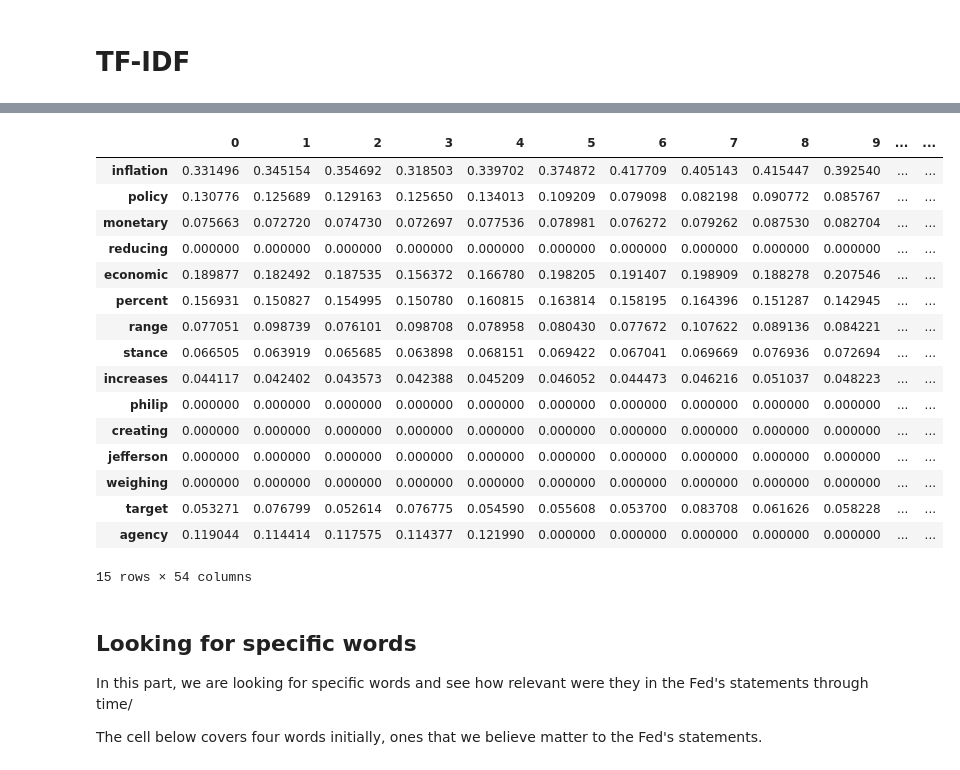
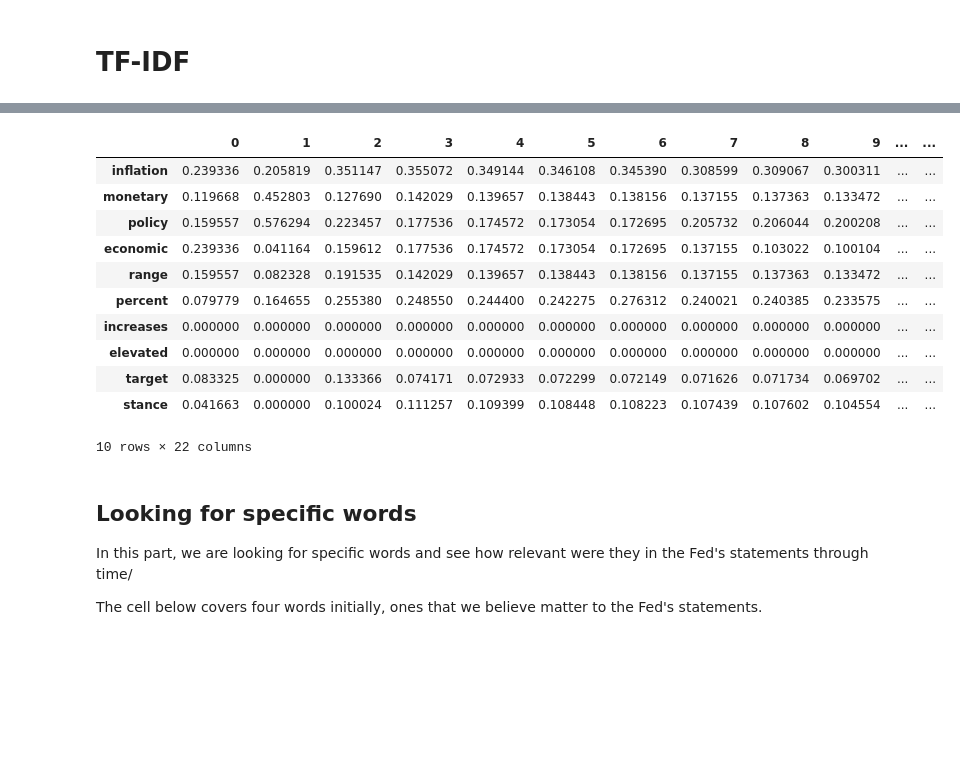
Before and after one commit to pmagtulis/fed-statement-scraper, a Jupyter notebook: fed-processing.ipynb, the cells around one changed output, grey strips where cells are left out. Saved outputs shown, nothing was run; the diff lists cells and outputs as text; code cells hidden in the pictures; blank space fills up the shorter version.

```diff
--- a/fed-processing.ipynb
+++ b/fed-processing.ipynb
@@ -31,0 +40,3 @@ merged.tail(10)
+# %%
+df_twoyears = merged.drop(merged.index[0:25])
+df_twoyears
@@ -138,7 +183,7 @@ vectorizer = TfidfVectorizer(
     min_df=MIN_DF,
     preprocessor=preprocess_text
 )
-X = vectorizer.fit_transform(merged['statements'])
+X = vectorizer.fit_transform(df_twoyears['statements'])
 fed_idf = pd.DataFrame(X.toarray(), columns=vectorizer.get_feature_names_out())
 #[print(x) for x in statements.sentence]
 fed_idf.round(2)
@@ -165,25 +210,23 @@ fed_idf.round(2)
 fed_idf2 = fed_idf.transpose()
 # fed_idf2.columns = ['SONA1', 'SONA2', 'SONA3', 'SONA4', 'SONA5', 'SONA6'] #rename columns
 # %%
-fed_idf2.sort_values(52, ascending=False).head(15)
+fed_idf2.sort_values(21, ascending=False).head(10)
+
+#Nov 2021 marked drastic change in top 10.-- acommodative gone
+#
 # %% [output]
 |  | 0 | 1 | 2 | 3 | 4 | 5 | 6 | 7 | 8 | 9 | ... | ... |
-| inflation | 0.331496 | 0.345154 | 0.354692 | 0.318503 | 0.339702 | 0.374872 | 0.417709 | 0.405143 | 0.415447 | 0.392540 | ... | ... |
-| policy | 0.130776 | 0.125689 | 0.129163 | 0.125650 | 0.134013 | 0.109209 | 0.079098 | 0.082198 | 0.090772 | 0.085767 | ... | ... |
-| monetary | 0.075663 | 0.072720 | 0.074730 | 0.072697 | 0.077536 | 0.078981 | 0.076272 | 0.079262 | 0.087530 | 0.082704 | ... | ... |
-| reducing | 0.000000 | 0.000000 | 0.000000 | 0.000000 | 0.000000 | 0.000000 | 0.000000 | 0.000000 | 0.000000 | 0.000000 | ... | ... |
-| economic | 0.189877 | 0.182492 | 0.187535 | 0.156372 | 0.166780 | 0.198205 | 0.191407 | 0.198909 | 0.188278 | 0.207546 | ... | ... |
-| percent | 0.156931 | 0.150827 | 0.154995 | 0.150780 | 0.160815 | 0.163814 | 0.158195 | 0.164396 | 0.151287 | 0.142945 | ... | ... |
-| range | 0.077051 | 0.098739 | 0.076101 | 0.098708 | 0.078958 | 0.080430 | 0.077672 | 0.107622 | 0.089136 | 0.084221 | ... | ... |
-| stance | 0.066505 | 0.063919 | 0.065685 | 0.063898 | 0.068151 | 0.069422 | 0.067041 | 0.069669 | 0.076936 | 0.072694 | ... | ... |
-| increases | 0.044117 | 0.042402 | 0.043573 | 0.042388 | 0.045209 | 0.046052 | 0.044473 | 0.046216 | 0.051037 | 0.048223 | ... | ... |
-| philip | 0.000000 | 0.000000 | 0.000000 | 0.000000 | 0.000000 | 0.000000 | 0.000000 | 0.000000 | 0.000000 | 0.000000 | ... | ... |
-| creating | 0.000000 | 0.000000 | 0.000000 | 0.000000 | 0.000000 | 0.000000 | 0.000000 | 0.000000 | 0.000000 | 0.000000 | ... | ... |
-| jefferson | 0.000000 | 0.000000 | 0.000000 | 0.000000 | 0.000000 | 0.000000 | 0.000000 | 0.000000 | 0.000000 | 0.000000 | ... | ... |
-| weighing | 0.000000 | 0.000000 | 0.000000 | 0.000000 | 0.000000 | 0.000000 | 0.000000 | 0.000000 | 0.000000 | 0.000000 | ... | ... |
-| target | 0.053271 | 0.076799 | 0.052614 | 0.076775 | 0.054590 | 0.055608 | 0.053700 | 0.083708 | 0.061626 | 0.058228 | ... | ... |
-| agency | 0.119044 | 0.114414 | 0.117575 | 0.114377 | 0.121990 | 0.000000 | 0.000000 | 0.000000 | 0.000000 | 0.000000 | ... | ... |
+| inflation | 0.239336 | 0.205819 | 0.351147 | 0.355072 | 0.349144 | 0.346108 | 0.345390 | 0.308599 | 0.309067 | 0.300311 | ... | ... |
+| monetary | 0.119668 | 0.452803 | 0.127690 | 0.142029 | 0.139657 | 0.138443 | 0.138156 | 0.137155 | 0.137363 | 0.133472 | ... | ... |
+| policy | 0.159557 | 0.576294 | 0.223457 | 0.177536 | 0.174572 | 0.173054 | 0.172695 | 0.205732 | 0.206044 | 0.200208 | ... | ... |
+| economic | 0.239336 | 0.041164 | 0.159612 | 0.177536 | 0.174572 | 0.173054 | 0.172695 | 0.137155 | 0.103022 | 0.100104 | ... | ... |
+| range | 0.159557 | 0.082328 | 0.191535 | 0.142029 | 0.139657 | 0.138443 | 0.138156 | 0.137155 | 0.137363 | 0.133472 | ... | ... |
+| percent | 0.079779 | 0.164655 | 0.255380 | 0.248550 | 0.244400 | 0.242275 | 0.276312 | 0.240021 | 0.240385 | 0.233575 | ... | ... |
+| increases | 0.000000 | 0.000000 | 0.000000 | 0.000000 | 0.000000 | 0.000000 | 0.000000 | 0.000000 | 0.000000 | 0.000000 | ... | ... |
+| elevated | 0.000000 | 0.000000 | 0.000000 | 0.000000 | 0.000000 | 0.000000 | 0.000000 | 0.000000 | 0.000000 | 0.000000 | ... | ... |
+| target | 0.083325 | 0.000000 | 0.133366 | 0.074171 | 0.072933 | 0.072299 | 0.072149 | 0.071626 | 0.071734 | 0.069702 | ... | ... |
+| stance | 0.041663 | 0.000000 | 0.100024 | 0.111257 | 0.109399 | 0.108448 | 0.108223 | 0.107439 | 0.107602 | 0.104554 | ... | ... |
-15 rows × 54 columns
+10 rows × 22 columns
 # %% [markdown]
 ## Looking for specific words
 
```
Also changed, not shown: parts of 14 cells of this notebook, 3 other files.
